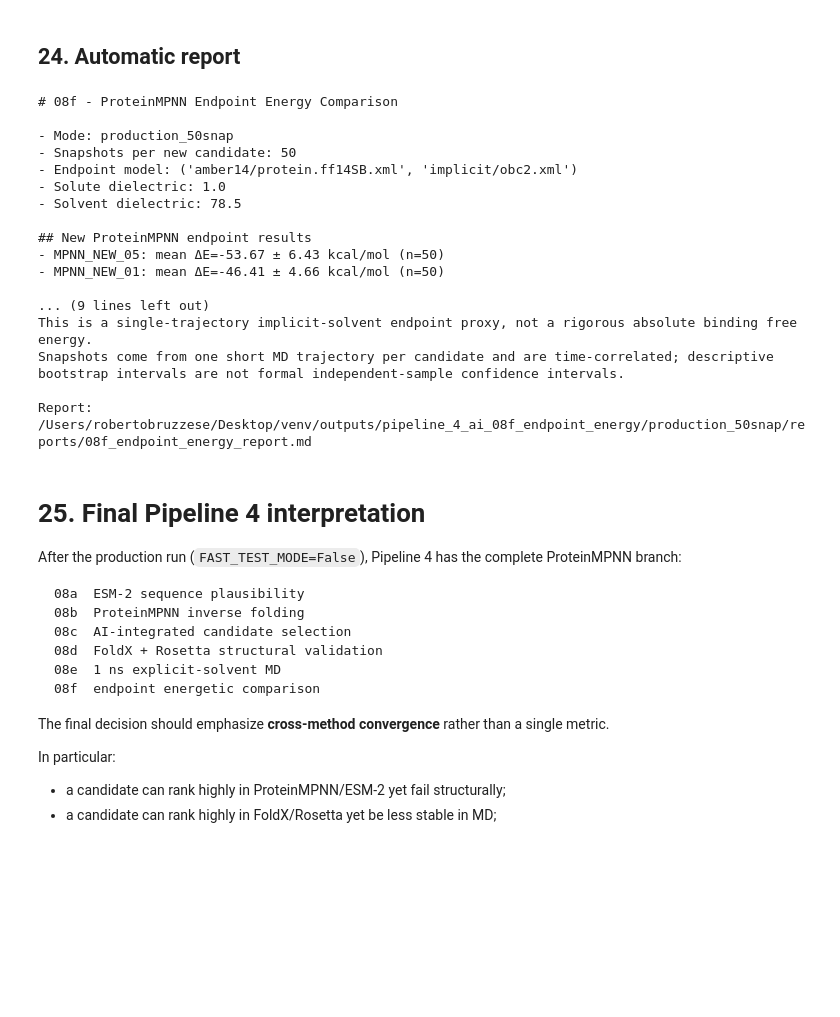
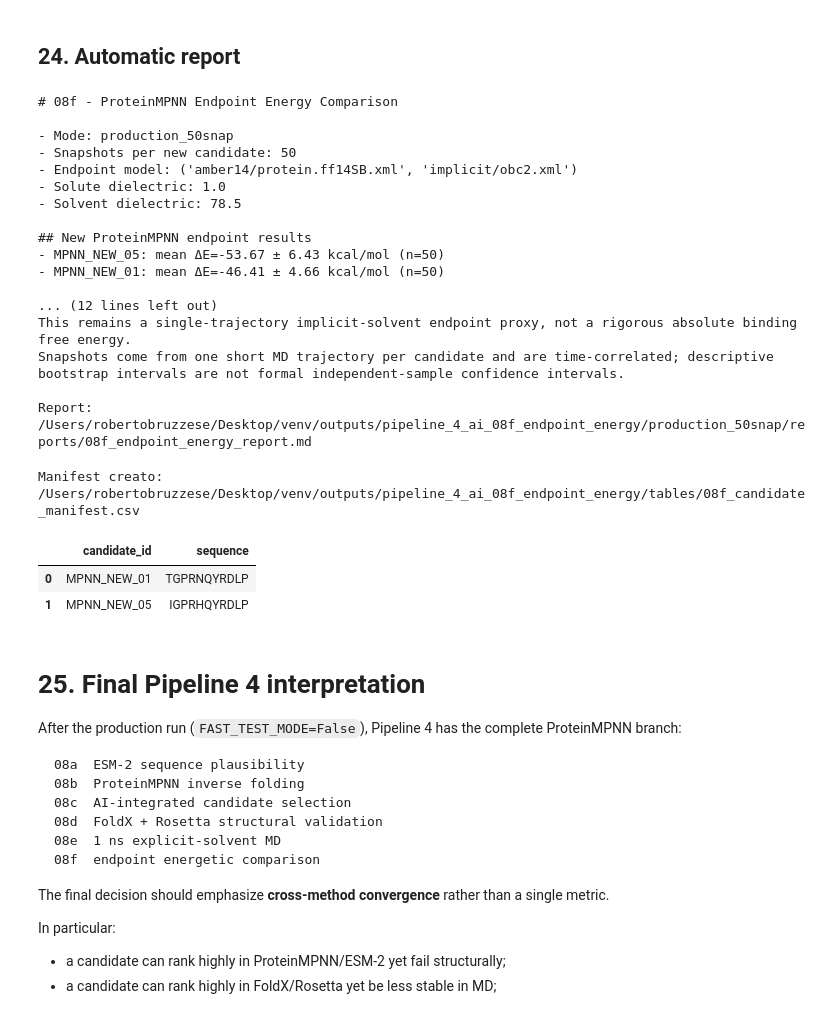
Before and after one commit to robertobruzzese/PEARL, a Jupyter notebook: pipeline_4_protein_language_model_design/08f_ProteinMPNN_Endpoint_Energy_Comparison_TEST=FALSE.ipynb, the cells around one changed output. Cells and saved outputs as stored; diff of their text form; code cells hidden in the pictures; blank space fills up the shorter version.

```diff
--- a/pipeline_4_protein_language_model_design/08f_ProteinMPNN_Endpoint_Energy_Comparison_TEST=FALSE.ipynb
+++ b/pipeline_4_protein_language_model_design/08f_ProteinMPNN_Endpoint_Energy_Comparison_TEST=FALSE.ipynb
@@ -2053,7 +1973,24 @@ report_lines.extend([
         "within this specific comparative protocol."
     ),
     (
-        "This is a single-trajectory implicit-solvent endpoint proxy, "
+        "The established reference panel is intentionally complementary: "
+        "F0010 is the natural miniaturized reference, CF02 is the strongest "
+        "Pipeline-3 dynamic reference, and CF06 is the strongest "
+        "Pipeline-3 structural/endpoint-energy reference."
+    ),
+    (
+        "The purpose of the five-candidate comparison is not to force "
+        "ESM-2, ProteinMPNN, FoldX, Rosetta, MD and endpoint energetics "
+        "into a single universal ranking. Instead, the endpoint calculation "
+        "adds an independent energetic layer to the existing evidence."
+    ),
+    (
+        "A ProteinMPNN-derived lead should therefore be considered stronger "
+        "when favorable sequence/design evidence is supported by structural, "
+        "dynamic and energetic validation."
+    ),
+    (
+        "This remains a single-trajectory implicit-solvent endpoint proxy, "
         "not a rigorous absolute binding free energy."
     ),
     (
@@ -2098,11 +2035,65 @@ print(
 - MPNN_NEW_05: mean ΔE=-53.67 ± 6.43 kcal/mol (n=50)
 - MPNN_NEW_01: mean ΔE=-46.41 ± 4.66 kcal/mol (n=50)
 
-... (9 lines left out)
-This is a single-trajectory implicit-solvent endpoint proxy, not a rigorous absolute binding free energy.
+... (12 lines left out)
+This remains a single-trajectory implicit-solvent endpoint proxy, not a rigorous absolute binding free energy.
 Snapshots come from one short MD trajectory per candidate and are time-correlated; descriptive bootstrap intervals are not formal independent-sample confidence intervals.
 
 Report: /Users/robertobruzzese/Desktop/venv/outputs/pipeline_4_ai_08f_endpoint_energy/production_50snap/reports/08f_endpoint_energy_report.md
+# %%
+from pathlib import Path
+import pandas as pd
+
+manifest_path = Path(
+    "outputs/pipeline_4_ai_08f_endpoint_energy/"
+    "tables/08f_candidate_manifest.csv"
+)
+manifest_path.parent.mkdir(parents=True, exist_ok=True)
+
+missing_candidates = [
+    candidate_id
+    for candidate_id in TARGET_CANDIDATES
+    if candidate_id not in CANDIDATE_SEQUENCES
+]
+
+if missing_candidates:
+    raise KeyError(
+        f"Sequenze mancanti per i candidati: {missing_candidates}"
+    )
+
+manifest = pd.DataFrame(
+    {
+        "candidate_id": TARGET_CANDIDATES,
+        "sequence": [
+            CANDIDATE_SEQUENCES[candidate_id]
+            for candidate_id in TARGET_CANDIDATES
+        ],
+    }
+)
+
+manifest["candidate_id"] = manifest["candidate_id"].astype(str).str.strip()
+manifest["sequence"] = (
+    manifest["sequence"]
+    .astype(str)
+    .str.upper()
+    .str.replace(r"\s+", "", regex=True)
+)
+
+if manifest["candidate_id"].duplicated().any():
+    raise ValueError("Sono presenti candidate_id duplicati")
+
+if manifest["sequence"].eq("").any():
+    raise ValueError("Sono presenti sequenze vuote")
+
+manifest.to_csv(manifest_path, index=False)
+
+print("Manifest creato:", manifest_path.resolve())
+display(manifest)
+# %% [output]
+Manifest creato: /Users/robertobruzzese/Desktop/venv/outputs/pipeline_4_ai_08f_endpoint_energy/tables/08f_candidate_manifest.csv
+|  | candidate_id | sequence |
+| 0 | MPNN_NEW_01 | TGPRNQYRDLP |
+| 1 | MPNN_NEW_05 | IGPRHQYRDLP |
 # %% [markdown]
 # 25. Final Pipeline 4 interpretation
 
```
Also changed, not shown: parts of 7 cells of this notebook.
